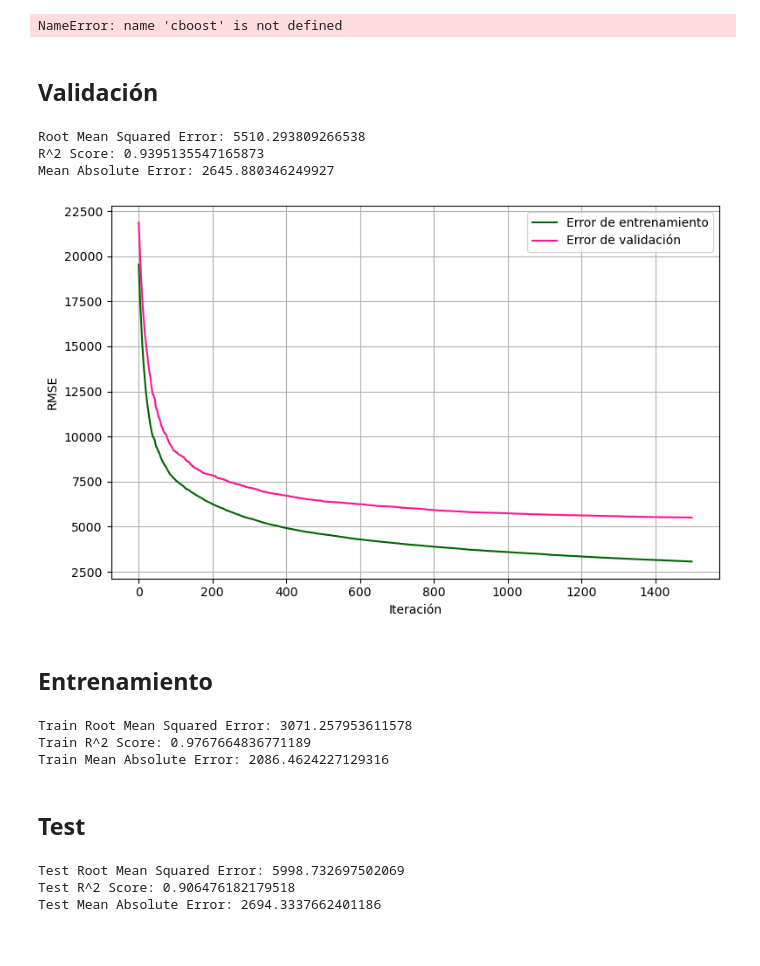
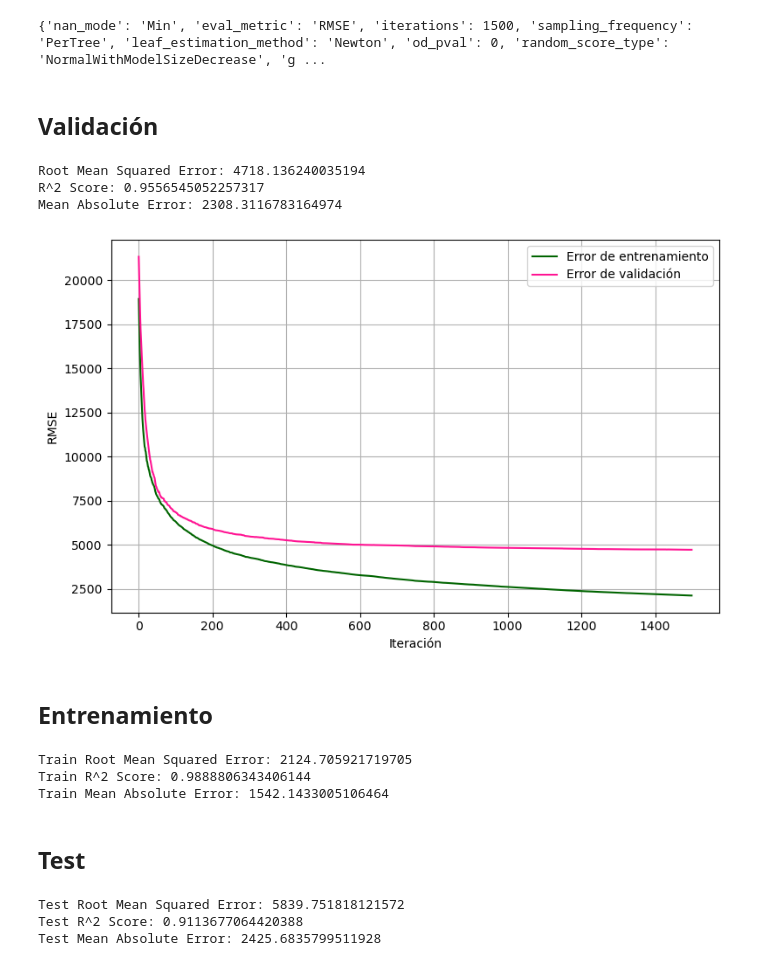
Before and after one commit to lucasU1969/PF-ML, a Jupyter notebook: modelo_final.ipynb, the cells around one changed output. Cells and saved outputs as stored; diff of their text form; code cells hidden in the pictures.

Commit message:
modelo final

```diff
--- a/modelo_final.ipynb
+++ b/modelo_final.ipynb
@@ -25,5 +103,5 @@ y_val = val["Precio"]
 # %%
-cboost = CatBoostRegressor(
+M1 = CatBoostRegressor(
     iterations=1500,
     learning_rate=0.1,
     depth=8,
@@ -38,7 +116,7 @@ cboost = CatBoostRegressor(
     colsample_bylevel=0.75,
 )
 
-cboost.fit(
+M1.fit(
     x_train, y_train,
     eval_set=(x_val, y_val),
     use_best_model=True,
@@ -50,54 +144,54 @@ KeyboardInterrupt:
 # %%
-print(cboost.get_all_params())
+print(M1.get_all_params())
 # %% [output]
-NameError: name 'cboost' is not defined
+{'nan_mode': 'Min', 'eval_metric': 'RMSE', 'iterations': 1500, 'sampling_frequency': 'PerTree', 'leaf_estimation_method': 'Newton', 'od_pval': 0, 'random_score_type': 'NormalWithModelSizeDecrease', 'g ...
 # %% [markdown]
 ## Validación
 # %%
-y_pred = cboost.predict(x_val)
-mse = mean_squared_error(y_val, y_pred)
-rmse = mse ** 0.5
-print(f"Root Mean Squared Error: {rmse}")
+y_pred_M1 = M1.predict(x_val)
+mse_M1 = mean_squared_error(y_val, y_pred_M1)
+rmse_M1 = mse_M1 ** 0.5
+print(f"Root Mean Squared Error: {rmse_M1}")
 
-r2 = r2_score(y_val, y_pred)
-print(f"R^2 Score: {r2}")
+r2_M1 = r2_score(y_val, y_pred_M1)
+print(f"R^2 Score: {r2_M1}")
 
-mae = mean_absolute_error(y_val, y_pred)
-print(f"Mean Absolute Error: {mae}")
+mae_M1 = mean_absolute_error(y_val, y_pred_M1)
+print(f"Mean Absolute Error: {mae_M1}")
 # %% [output]
-Root Mean Squared Error: 5510.293809266538
-R^2 Score: 0.9395135547165873
-Mean Absolute Error: 2645.880346249927
+Root Mean Squared Error: 4718.136240035194
+R^2 Score: 0.9556545052257317
+Mean Absolute Error: 2308.3116783164974
 # %%
-evals_result = cboost.get_evals_result()
+evals_result = M1.get_evals_result()
 train_loss = evals_result['learn']['RMSE']
 valid_loss = evals_result['validation']['RMSE']
 plt.figure(figsize=(8, 5))
 plt.plot(train_loss, label='Error de entrenamiento', color='darkgreen')
 plt.plot(valid_loss, label='Error de validación', color='deeppink')
 plt.xlabel('Iteración')
 plt.ylabel('RMSE')
 plt.legend()
 plt.grid(True)
 plt.tight_layout()
 plt.show()
 # %% [output]
-[figure, old version]
+[figure, new version]
 # %% [markdown]
 ## Entrenamiento
 # %%
-y_pred_train = cboost.predict(x_train)
-mse_train = mean_squared_error(y_train, y_pred_train)
-rmse_train = mse_train ** 0.5
-print(f"Train Root Mean Squared Error: {rmse_train}")
-r2_train = r2_score(y_train, y_pred_train)
-print(f"Train R^2 Score: {r2_train}")
-mae_train = mean_absolute_error(y_train, y_pred_train)
-print(f"Train Mean Absolute Error: {mae_train}")
+y_pred_train_M1 = M1.predict(x_train)
+mse_train_M1 = mean_squared_error(y_train, y_pred_train_M1)
+rmse_train_M1 = mse_train_M1 ** 0.5
+print(f"Train Root Mean Squared Error: {rmse_train_M1}")
+r2_train_M1 = r2_score(y_train, y_pred_train_M1)
+print(f"Train R^2 Score: {r2_train_M1}")
+mae_train_M1 = mean_absolute_error(y_train, y_pred_train_M1)
+print(f"Train Mean Absolute Error: {mae_train_M1}")
 # %% [output]
-Train Root Mean Squared Error: 3071.257953611578
-Train R^2 Score: 0.9767664836771189
-Train Mean Absolute Error: 2086.4624227129316
+Train Root Mean Squared Error: 2124.705921719705
+Train R^2 Score: 0.9888806343406144
+Train Mean Absolute Error: 1542.1433005106464
 # %% [markdown]
 ## Test
 # %%
@@ -106,15 +200,15 @@ test = preprocessor.preprocess(test)
 x_test = test.drop(columns=["Precio"])
 y_test = test["Precio"]
 # %%
-y_pred_test = cboost.predict(x_test)
-mse_test = mean_squared_error(y_test, y_pred_test)
-rmse_test = mse_test ** 0.5
-print(f"Test Root Mean Squared Error: {rmse_test}")
-r2_test = r2_score(y_test, y_pred_test)
-print(f"Test R^2 Score: {r2_test}")
-mae_test = mean_absolute_error(y_test, y_pred_test)
-print(f"Test Mean Absolute Error: {mae_test}")
+y_pred_test_M1 = M1.predict(x_test)
+mse_test_M1 = mean_squared_error(y_test, y_pred_test_M1)
+rmse_test_M1 = mse_test_M1 ** 0.5
+print(f"Test Root Mean Squared Error: {rmse_test_M1}")
+r2_test_M1 = r2_score(y_test, y_pred_test_M1)
+print(f"Test R^2 Score: {r2_test_M1}")
+mae_test_M1 = mean_absolute_error(y_test, y_pred_test_M1)
+print(f"Test Mean Absolute Error: {mae_test_M1}")
 # %% [output]
-Test Root Mean Squared Error: 5998.732697502069
-Test R^2 Score: 0.906476182179518
-Test Mean Absolute Error: 2694.3337662401186
+Test Root Mean Squared Error: 5839.751818121572
+Test R^2 Score: 0.9113677064420388
+Test Mean Absolute Error: 2425.6835799511928
```
Also changed, not shown: parts of 17 cells of this notebook.
